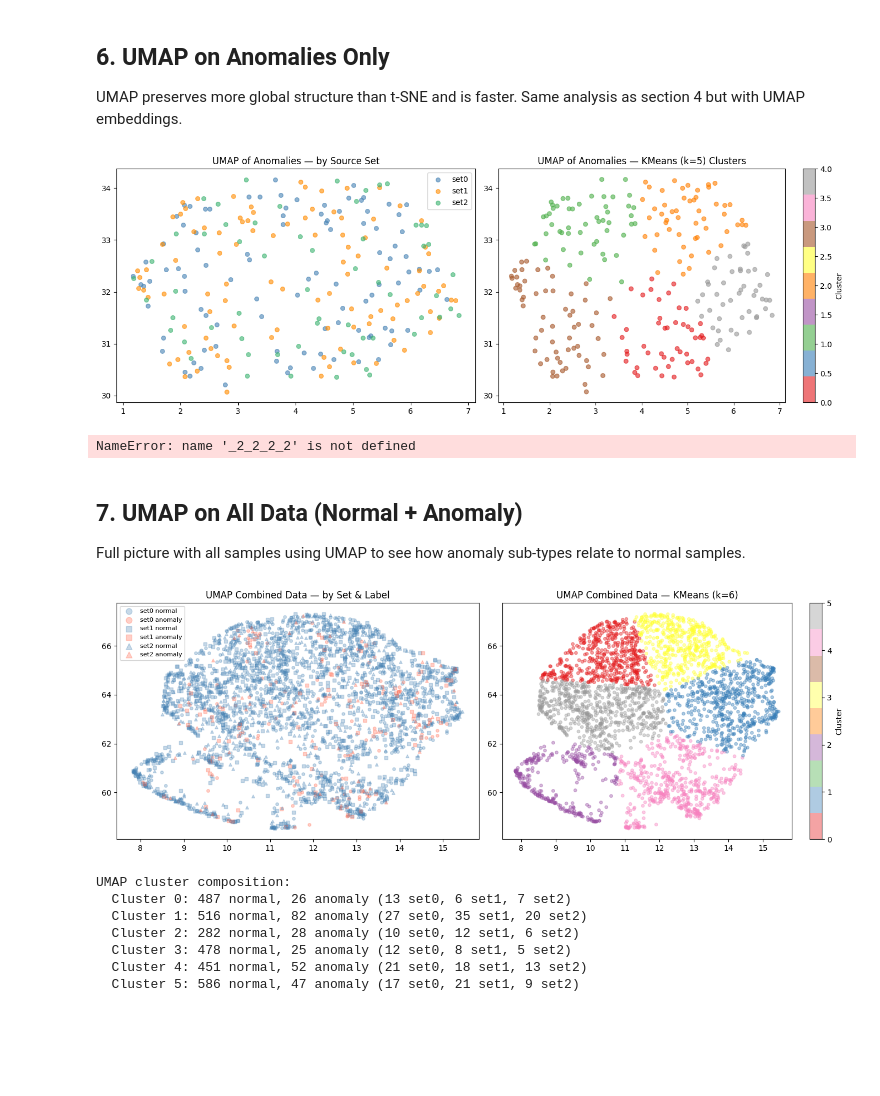
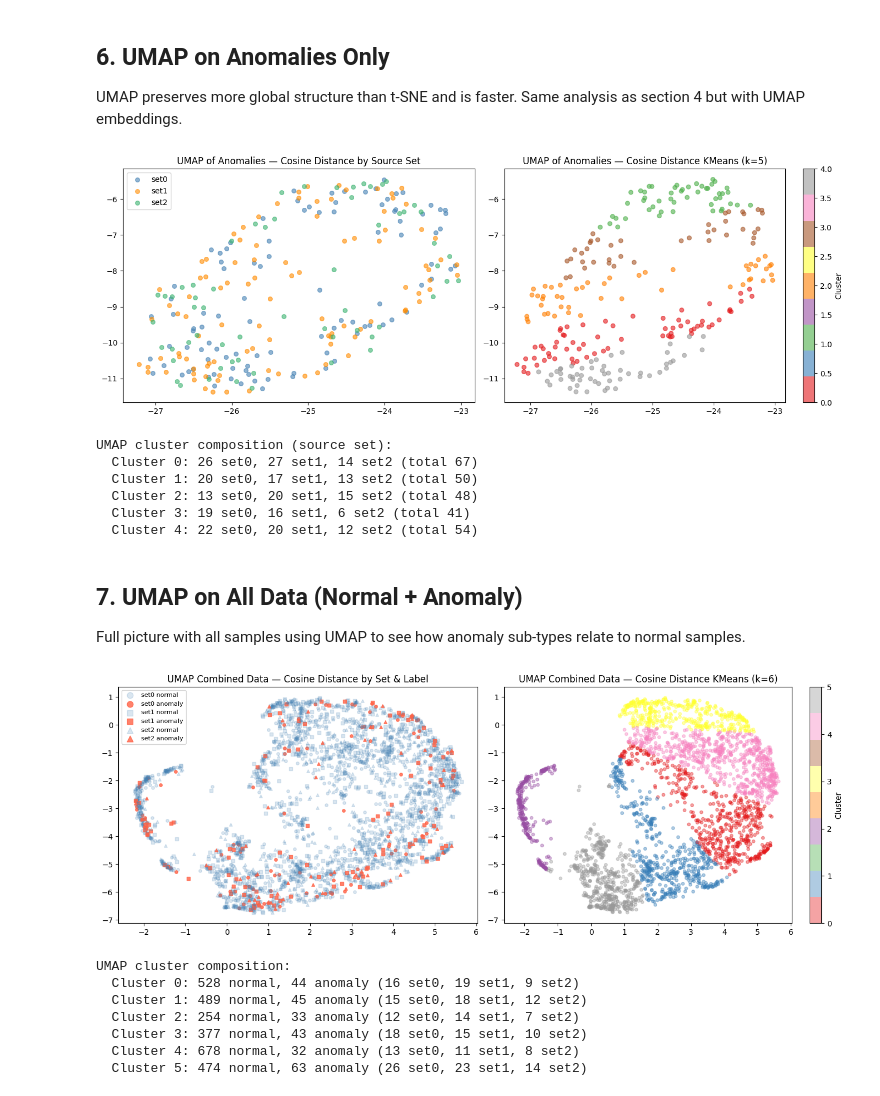
Before and after one commit to Zypperman/cs421pain, a Jupyter notebook: Strategies/EDA/visualising compressed (012).ipynb, the cells around one changed output. Cells and saved outputs as stored; diff of their text form; code cells hidden in the pictures; blank space fills up the shorter version.

```diff
--- a/Strategies/EDA/visualising compressed (012).ipynb
+++ b/Strategies/EDA/visualising compressed (012).ipynb
@@ -391,7 +404,7 @@ UMAP preserves more global structure than t-SNE and is faster. Same analysis as
 import umap
 
 # UMAP on anomalies only (using PCA-reduced features)
-umap_anom = umap.UMAP(n_components=2, n_neighbors=15, min_dist=0.1, random_state=42)
+umap_anom = umap.UMAP(n_components=2, n_neighbors=50, min_dist=0.01, metric="cosine")
 X_anom_umap = umap_anom.fit_transform(X_anom_pca)
 
 fig, axes = plt.subplots(1, 2, figsize=(14, 5))
@@ -411,12 +424,13 @@ for src, color in [
         s=30,
         label=f"{src}",
     )
-axes[0].set_title("UMAP of Anomalies — by Source Set")
+axes[0].set_title("UMAP of Anomalies — Cosine Distance by Source Set")
 axes[0].legend()
 
 # KMeans with k=5 to find sub-clusters
+X_anom_umap_norm = Normalizer().fit_transform(X_anom_umap)
 km_umap = KMeans(n_clusters=5, random_state=42, n_init=10)
-cluster_labels_umap = km_umap.fit_predict(X_anom_umap)
+cluster_labels_umap = km_umap.fit_predict(X_anom_umap_norm)
 
 scatter = axes[1].scatter(
     X_anom_umap[:, 0],
@@ -426,12 +440,11 @@ scatter = axes[1].scatter(
     alpha=0.6,
     s=30,
 )
-axes[1].set_title("UMAP of Anomalies — KMeans (k=5) Clusters")
+axes[1].set_title("UMAP of Anomalies — Cosine Distance KMeans (k=5)")
 plt.colorbar(scatter, ax=axes[1], label="Cluster")
 
 plt.tight_layout()
 plt.show()
-_2_2_2_2
 # Report cluster composition
 print("\nUMAP cluster composition (source set):")
 for c in range(5):
@@ -443,56 +456,77 @@ for c in range(5):
         f"  Cluster {c}: {n_set0} set0, {n_set1} set1, {n_set2} set2 (total {mask.sum()})"
     )
 # %% [output]
-[figure, old version]
+[figure, new version]
-NameError: name '_2_2_2_2' is not defined
+UMAP cluster composition (source set):
+  Cluster 0: 26 set0, 27 set1, 14 set2 (total 67)
+  Cluster 1: 20 set0, 17 set1, 13 set2 (total 50)
+  Cluster 2: 13 set0, 20 set1, 15 set2 (total 48)
+  Cluster 3: 19 set0, 16 set1, 6 set2 (total 41)
+  Cluster 4: 22 set0, 20 set1, 12 set2 (total 54)
 # %% [markdown]
 ## 7. UMAP on All Data (Normal + Anomaly)
 
 Full picture with all samples using UMAP to see how anomaly sub-types relate to normal samples.
 # %%
 # UMAP on all data
-umap_all = umap.UMAP(n_components=2, n_neighbors=15, min_dist=0.1, random_state=42)
+umap_all = umap.UMAP(n_components=2, n_neighbors=50, min_dist=0.02, metric="cosine")
 X_all_umap = umap_all.fit_transform(X_pca[:, :20])  # Use top 20 PCs for speed
 
 fig, axes = plt.subplots(1, 2, figsize=(14, 5))
 
 # By label + source set
-for src, marker in [('set0', 'o'), ('set1', 's'), ('set2', '^')]:
-    for label, color in [(0, 'steelblue'), (1, 'tomato')]:
+for src, marker in [("set0", "o"), ("set1", "s"), ("set2", "^")]:
+    for label, color in [(0, "steelblue"), (1, "tomato")]:
         mask = (source == src) & (y_all == label)
         lbl = f"{src} {'anomaly' if label else 'normal'}"
-        axes[0].scatter(X_all_umap[mask, 0], X_all_umap[mask, 1],
-                       c=color, marker=marker, alpha=0.8 if label == 1 else 0.2, s=15, label=lbl)
-axes[0].set_title('UMAP Combined Data — by Set & Label')
+        axes[0].scatter(
+            X_all_umap[mask, 0],
+            X_all_umap[mask, 1],
+            c=color,
+            marker=marker,
+            alpha=0.8 if label == 1 else 0.2,
+            s=15,
+            label=lbl,
+        )
+axes[0].set_title("UMAP Combined Data — Cosine Distance by Set & Label")
 axes[0].legend(markerscale=2, fontsize=8)
 
 # KMeans k=6 on all data
+X_all_umap_norm = Normalizer().fit_transform(X_all_umap)
 km_all_umap = KMeans(n_clusters=6, random_state=42, n_init=10)
-clusters_all_umap = km_all_umap.fit_predict(X_all_umap)
-scatter = axes[1].scatter(X_all_umap[:, 0], X_all_umap[:, 1],
-                          c=clusters_all_umap, cmap='Set1', alpha=0.4, s=15)
-axes[1].set_title('UMAP Combined Data — KMeans (k=6)')
-plt.colorbar(scatter, ax=axes[1], label='Cluster')
+clusters_all_umap = km_all_umap.fit_predict(X_all_umap_norm)
+scatter = axes[1].scatter(
+    X_all_umap[:, 0],
+    X_all_umap[:, 1],
+    c=clusters_all_umap,
+    cmap="Set1",
+    alpha=0.4,
+    s=15,
+)
+axes[1].set_title("UMAP Combined Data — Cosine Distance KMeans (k=6)")
+plt.colorbar(scatter, ax=axes[1], label="Cluster")
 
 plt.tight_layout()
 plt.show()
 
 # Cluster composition
 print("UMAP cluster composition:")
 for c in range(6):
     mask = clusters_all_umap == c
     n_norm = (y_all[mask] == 0).sum()
     n_anom = (y_all[mask] == 1).sum()
-    n_set0 = ((source[mask] == 'set0') & (y_all[mask] == 1)).sum()
-    n_set1 = ((source[mask] == 'set1') & (y_all[mask] == 1)).sum()
-    n_set2 = ((source[mask] == 'set2') & (y_all[mask] == 1)).sum()
-    print(f"  Cluster {c}: {n_norm} normal, {n_anom} anomaly ({n_set0} set0, {n_set1} set1, {n_set2} set2)")
+    n_set0 = ((source[mask] == "set0") & (y_all[mask] == 1)).sum()
+    n_set1 = ((source[mask] == "set1") & (y_all[mask] == 1)).sum()
+    n_set2 = ((source[mask] == "set2") & (y_all[mask] == 1)).sum()
+    print(
+        f"  Cluster {c}: {n_norm} normal, {n_anom} anomaly ({n_set0} set0, {n_set1} set1, {n_set2} set2)"
+    )
 # %% [output]
-[figure, old version]
+[figure, new version]
 UMAP cluster composition:
-  Cluster 0: 487 normal, 26 anomaly (13 set0, 6 set1, 7 set2)
-  Cluster 1: 516 normal, 82 anomaly (27 set0, 35 set1, 20 set2)
-  Cluster 2: 282 normal, 28 anomaly (10 set0, 12 set1, 6 set2)
-  Cluster 3: 478 normal, 25 anomaly (12 set0, 8 set1, 5 set2)
-  Cluster 4: 451 normal, 52 anomaly (21 set0, 18 set1, 13 set2)
-  Cluster 5: 586 normal, 47 anomaly (17 set0, 21 set1, 9 set2)
+  Cluster 0: 528 normal, 44 anomaly (16 set0, 19 set1, 9 set2)
+  Cluster 1: 489 normal, 45 anomaly (15 set0, 18 set1, 12 set2)
+  Cluster 2: 254 normal, 33 anomaly (12 set0, 14 set1, 7 set2)
+  Cluster 3: 377 normal, 43 anomaly (18 set0, 15 set1, 10 set2)
+  Cluster 4: 678 normal, 32 anomaly (13 set0, 11 set1, 8 set2)
+  Cluster 5: 474 normal, 63 anomaly (26 set0, 23 set1, 14 set2)
```
Also changed, not shown: parts of 11 cells of this notebook, 8 other files.
